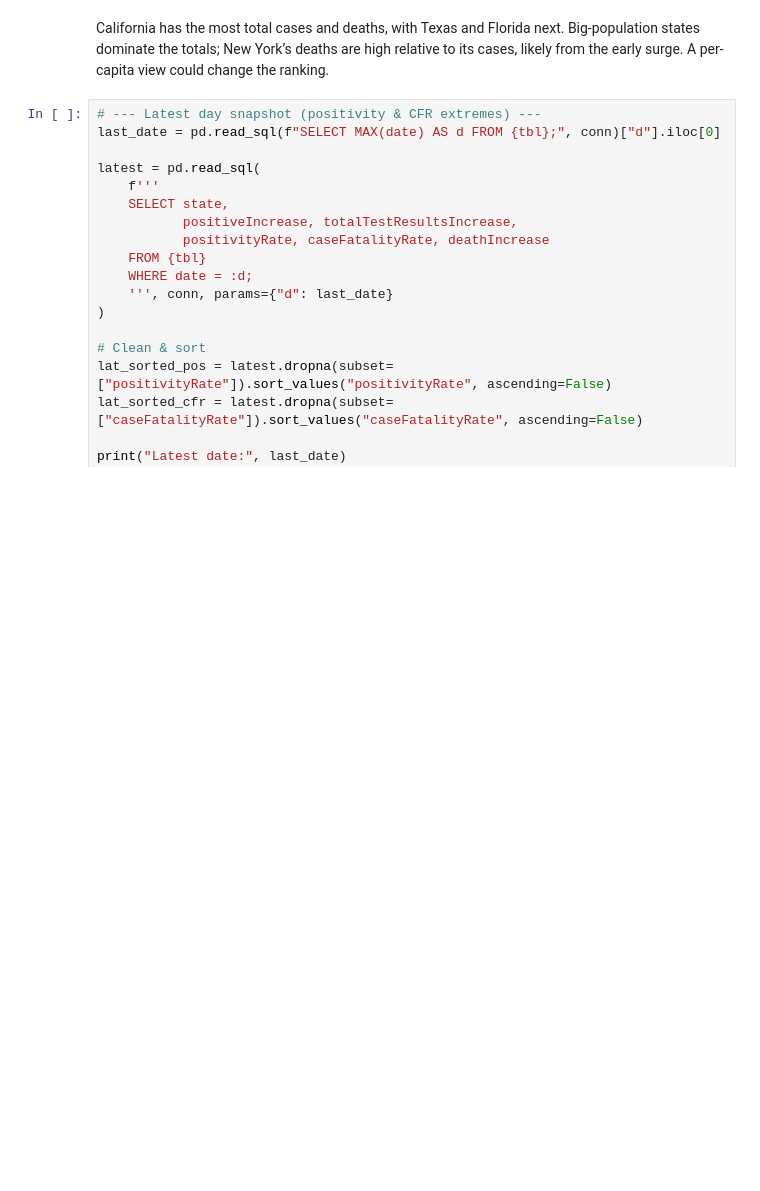
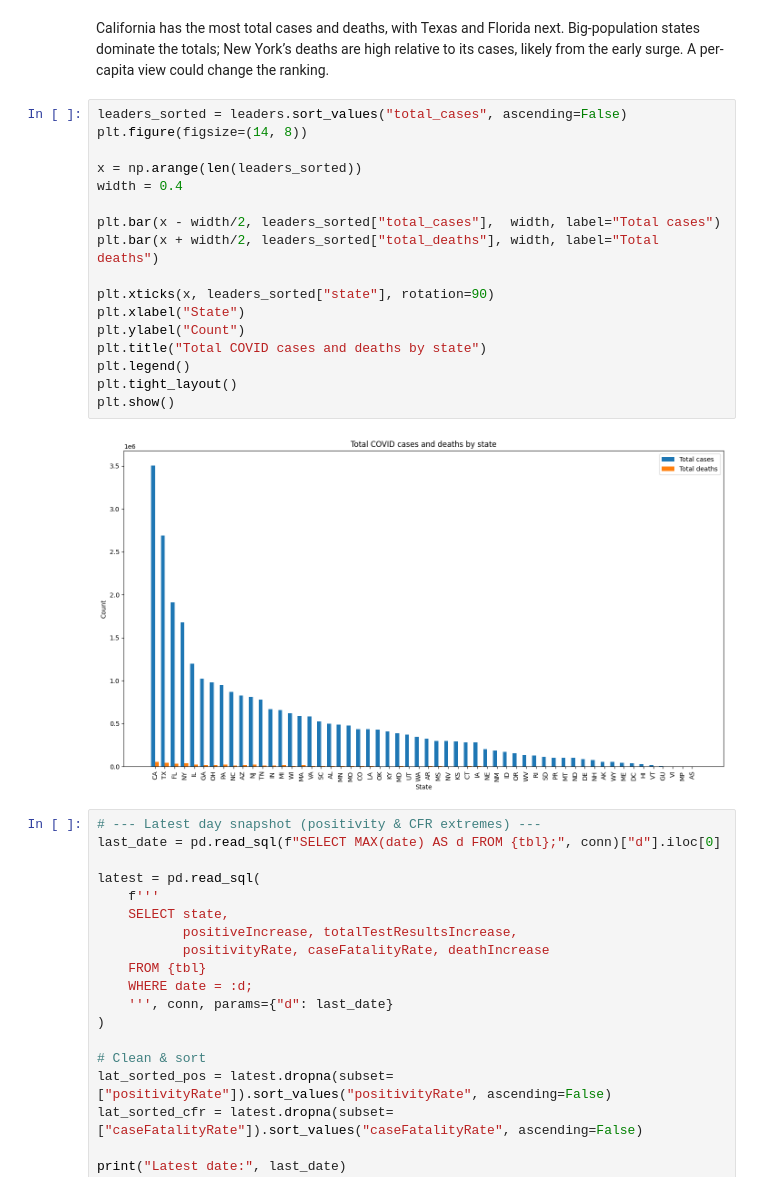
Before and after one commit to anoricev/COVID-Tracking-Project, a Jupyter notebook: notebooks/04_state_level_analysis.ipynb, the cells around one changed output. Cells and saved outputs as stored; diff of their text form; blank space fills up the shorter version.

Commit message:
add more state_level visualizations

```diff
--- a/notebooks/04_state_level_analysis.ipynb
+++ b/notebooks/04_state_level_analysis.ipynb
@@ -186,6 +186,25 @@ display(leaders.head(15))
 | 14 | WI | 621654 | 7106 |
 # %% [markdown]
 California has the most total cases and deaths, with Texas and Florida next. Big-population states dominate the totals; New York’s deaths are high relative to its cases, likely from the early surge. A per-capita view could change the ranking.
+# %%
+leaders_sorted = leaders.sort_values("total_cases", ascending=False)
+plt.figure(figsize=(14, 8))
+
+x = np.arange(len(leaders_sorted))
+width = 0.4
+
+plt.bar(x - width/2, leaders_sorted["total_cases"],  width, label="Total cases")
+plt.bar(x + width/2, leaders_sorted["total_deaths"], width, label="Total deaths")
+
+plt.xticks(x, leaders_sorted["state"], rotation=90)
+plt.xlabel("State")
+plt.ylabel("Count")
+plt.title("Total COVID cases and deaths by state")
+plt.legend()
+plt.tight_layout()
+plt.show()
+# %% [output]
+[figure, added]
 # %%
 # --- Latest day snapshot (positivity & CFR extremes) ---
 last_date = pd.read_sql(f"SELECT MAX(date) AS d FROM {tbl};", conn)["d"].iloc[0]
```
Also changed, not shown: parts of 1 cell of this notebook.
